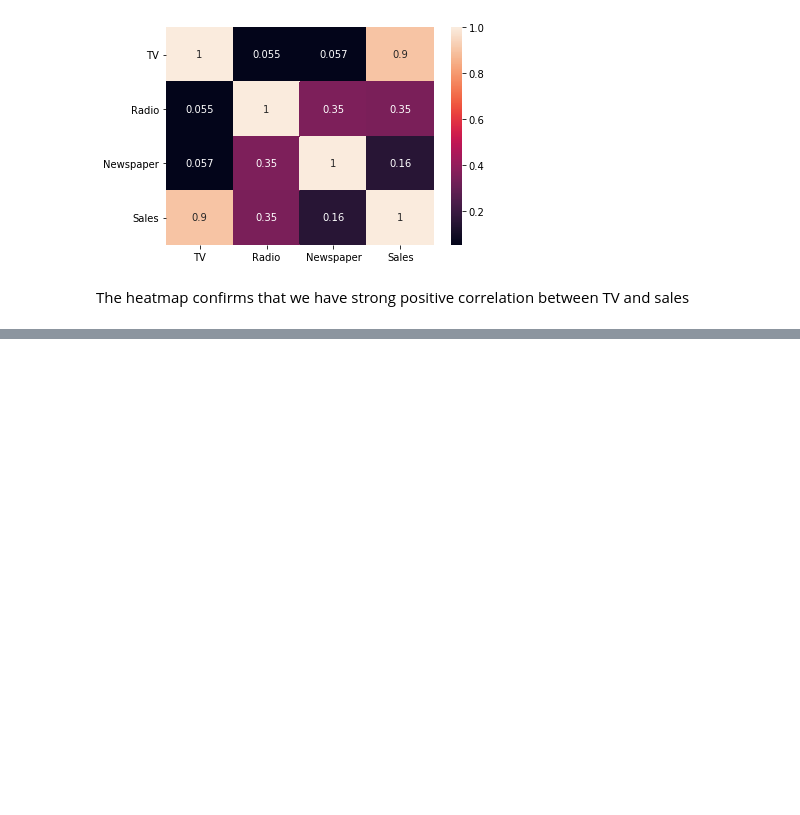
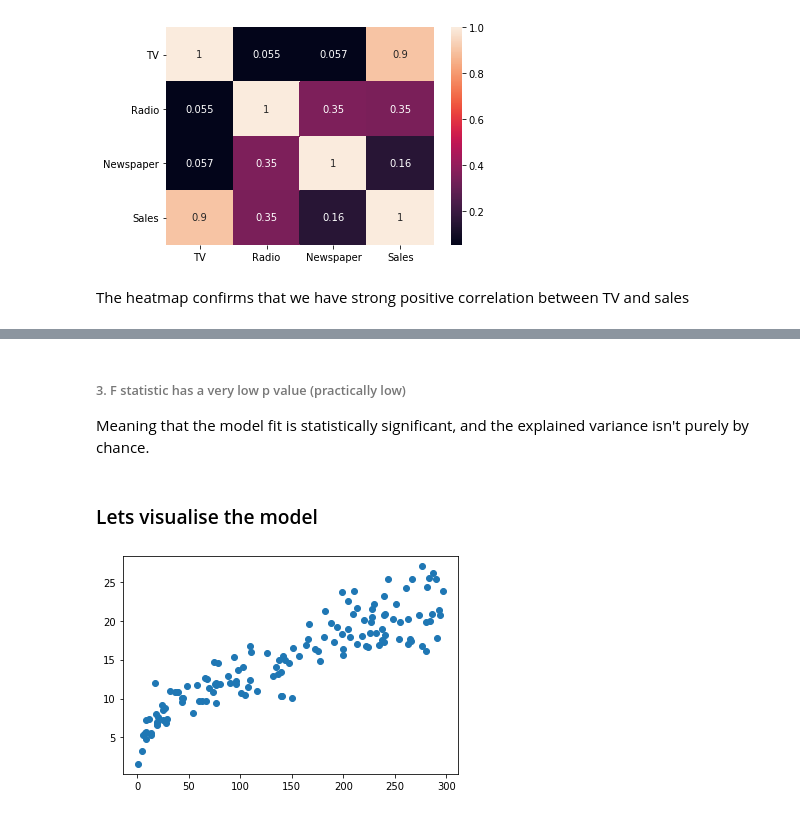
Before and after one commit to raditz2488/AIML, a Jupyter notebook: SimpleLinearRegression/SimpleLinearRegression.ipynb, the cells around one changed output, grey strips where cells are left out. Saved outputs shown, nothing was run; the diff lists cells and outputs as text; code cells hidden in the pictures; blank space fills up the shorter version.

```diff
--- a/SimpleLinearRegression/SimpleLinearRegression.ipynb
+++ b/SimpleLinearRegression/SimpleLinearRegression.ipynb
@@ -50,0 +57,3 @@ The heatmap confirms that we have strong positive correlation between TV and sal
+# %%
+X = df['TV']
+y = df['Sales']
@@ -50,0 +62,2 @@ The heatmap confirms that we have strong positive correlation between TV and sal
+# %%
+X_train, X_test, y_train, y_test = train_test_split(X, y, train_size=0.7, random_state=100)
@@ -50,0 +75,3 @@ The heatmap confirms that we have strong positive correlation between TV and sal
+# %%
+X_train_sm = sm.add_constant(X_train)
+X_test_sm = sm.add_constant(X_test)
@@ -50,0 +89,3 @@ The heatmap confirms that we have strong positive correlation between TV and sal
+# %%
+ols = sm.OLS(y_train, X_train_sm)
+reg_results_wrapper = ols.fit()
@@ -50,0 +137,11 @@ The heatmap confirms that we have strong positive correlation between TV and sal
+# %% [markdown]
+###### 3. F statistic has a very low p value (practically low)
+Meaning that the model fit is statistically significant, and the explained variance isn't purely by chance.
+# %% [markdown]
+### Lets visualise the model
+# %%
+plt.scatter(X_train, y_train)
+plt.plot(X_train, reg_results_wrapper.params)
+plt.show()
+# %% [output]
+[figure, added]
```
Also changed, not shown: parts of 18 cells of this notebook.
